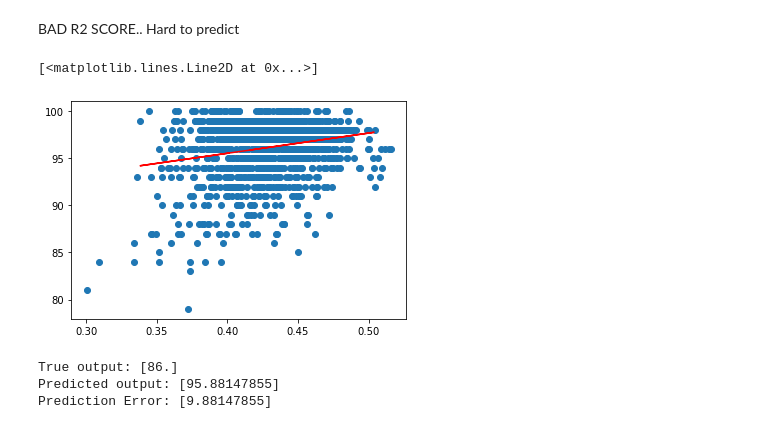
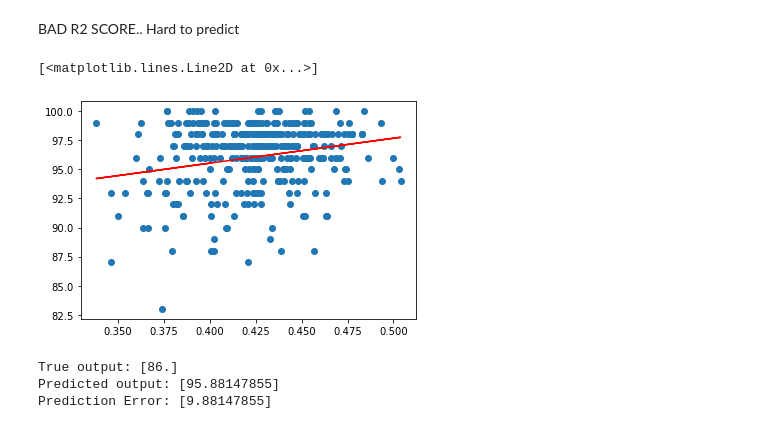
Before and after one commit to claytonnagle/AirBnB-Reviews-Textual-Analysis, a Jupyter notebook: sandiegodata.ipynb, the cells around one changed output. Cells and saved outputs as stored; diff of their text form; code cells hidden in the pictures.

```diff
--- a/sandiegodata.ipynb
+++ b/sandiegodata.ipynb
@@ -306,11 +306,11 @@ R-squared (R2): 0.019035130375057663
 # %% [markdown]
 BAD R2 SCORE.. Hard to predict
 # %%
-plt.scatter(sandiego_df['Sentiment'], sandiego_df['review_scores_rating'])
+plt.scatter(X_test, y_test)
 plt.plot(X_test, predict, color='red')
 # %% [output]
 [<matplotlib.lines.Line2D at 0x...>]
-[figure, old version]
+[figure, new version]
 # %%
 # Model A Bit Off
 # Checking Predicted Scores
```
Also changed, not shown: parts of 2 cells of this notebook, 1 other file.
